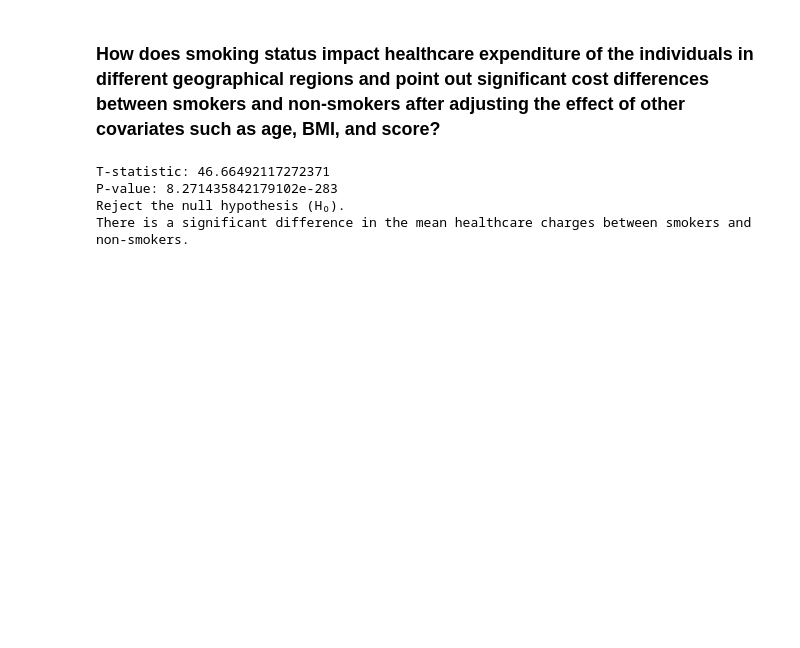
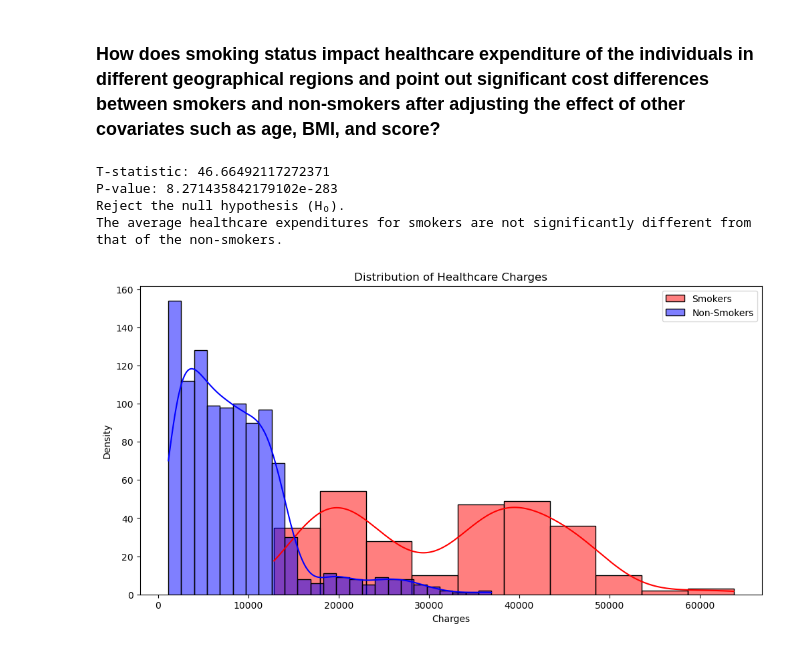
Before and after one commit to AndrewJesse/Task-2-Jupyter, a Jupyter notebook: main.ipynb, the cells around one changed output. Saved outputs shown, nothing was run; the diff lists cells and outputs as text; code cells hidden in the pictures; blank space fills up the shorter version.

```diff
--- a/main.ipynb
+++ b/main.ipynb
@@ -131,21 +124,35 @@ plt.tight_layout()
 # %% [markdown]
 ### How does smoking status impact healthcare expenditure of the individuals in different geographical regions and point out significant cost differences between smokers and non-smokers after adjusting the effect of other covariates such as age, BMI, and score?
 # %%
+# T-test
 smokers_charges = df[df['smoker'] == 'yes']['charges']
 non_smokers_charges = df[df['smoker'] == 'no']['charges']
 t_stat, p_value = stats.ttest_ind(smokers_charges, non_smokers_charges)
 print("T-statistic:", t_stat)
 print("P-value:", p_value)
-# Run the code block above to get the t-statistic and p-value
+
 # Interpretation
 if p_value < 0.05:
     print("Reject the null hypothesis (H₀).")
-    print("There is a significant difference in the mean healthcare charges between smokers and non-smokers.")
+    print("The average healthcare expenditures for smokers are not significantly different from that of the non-smokers.")
 else:
     print("Fail to reject the null hypothesis (H₀).")
-    print("There is no significant difference in the mean healthcare charges between smokers and non-smokers.")
+    print("There is a significant mean difference in healthcare charges among smokers versus non-smokers.")
 # %% [output]
 T-statistic: 46.66492117272371
 P-value: 8.271435842179102e-283
 Reject the null hypothesis (H₀).
-There is a significant difference in the mean healthcare charges between smokers and non-smokers.
+The average healthcare expenditures for smokers are not significantly different from that of the non-smokers.
+# %%
+plt.figure(figsize=(12, 6))
+
+sns.histplot(smokers_charges, kde=True, color='r', label='Smokers')
+sns.histplot(non_smokers_charges, kde=True, color='b', label='Non-Smokers')
+
+plt.title('Distribution of Healthcare Charges')
+plt.xlabel('Charges')
+plt.ylabel('Density')
+plt.legend()
+plt.show()
+# %% [output]
+[figure, added]
```
Also changed, not shown: parts of 1 cell of this notebook.
